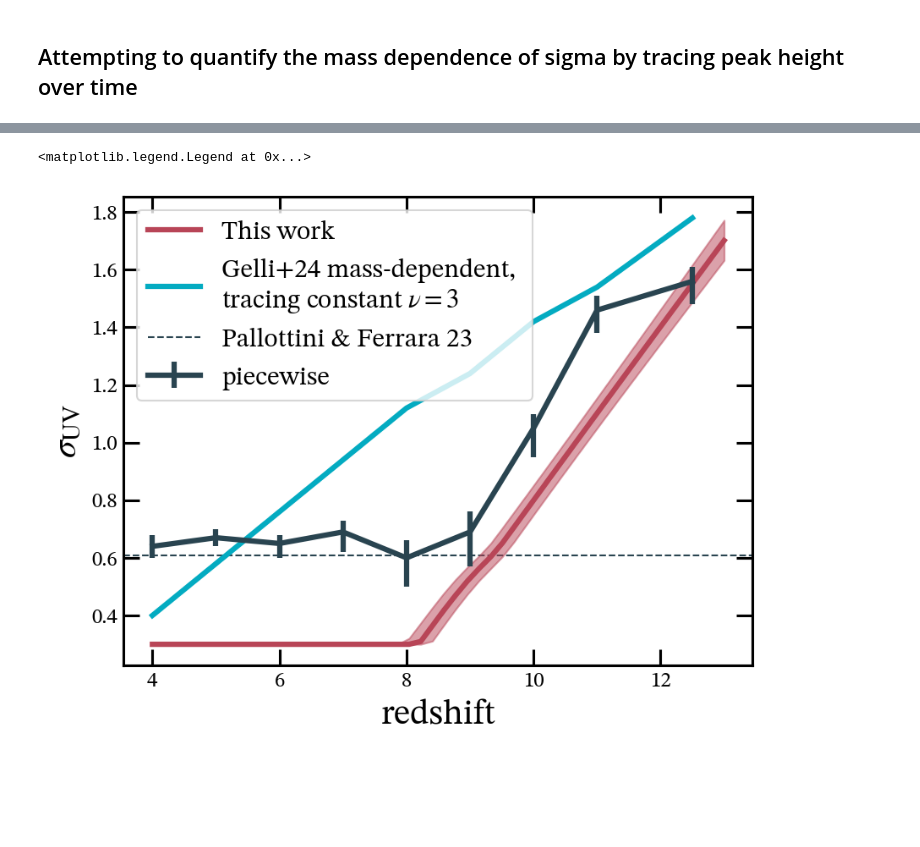
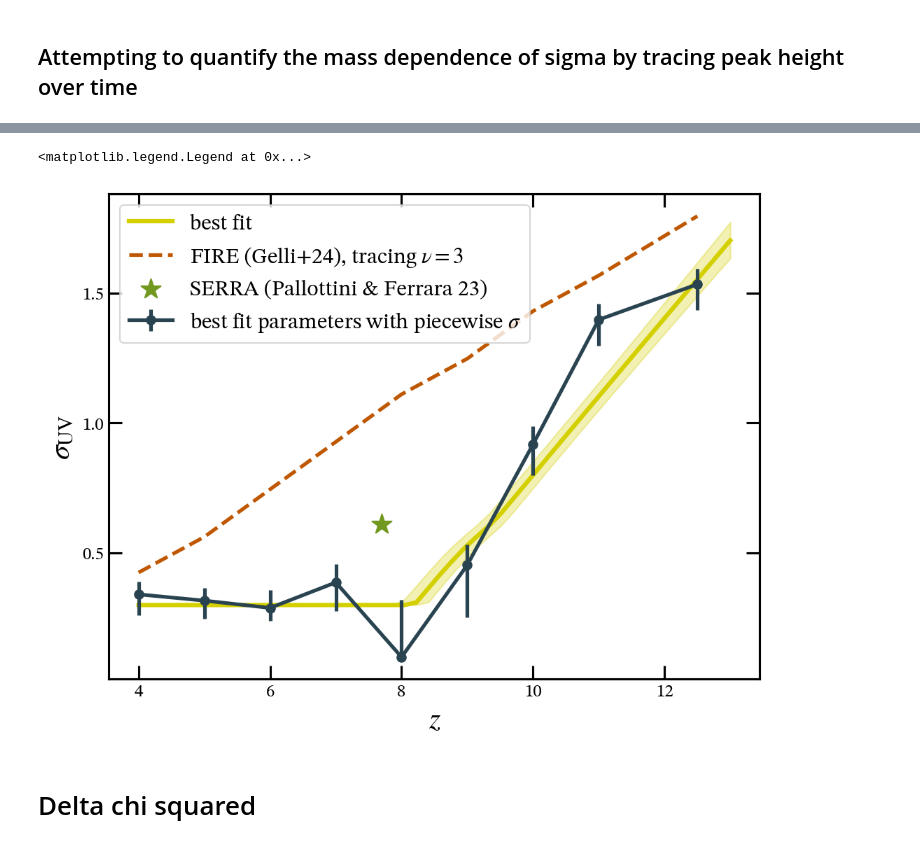
Before and after one commit to ebregou/modeling_stochasticity, a Jupyter notebook: notebooks/make_polished_plots/paper.ipynb, the cells around one changed output, grey strips where cells are left out. Saved outputs shown, nothing was run; the diff lists cells and outputs as text; code cells hidden in the pictures; blank space fills up the shorter version.

```diff
--- a/notebooks/make_polished_plots/paper.ipynb
+++ b/notebooks/make_polished_plots/paper.ipynb
@@ -29,0 +39,2 @@ samples, best_fit, bounds, param_labels = my_UVLF.get_fit(backend_file = backend
+# %%
+samples, best_fit, bounds, param_labels = my_UVLF.get_fit(backend_file = backend_file)
@@ -276,8 +287,9 @@ def gelli(Mh):
 # %% [markdown]
 ## Attempting to quantify the mass dependence of sigma by tracing peak height over time
 # %%
-def get_Mh_ph(peak_height, my_UVLF):
-    zs = my_UVLF.zs
+def get_Mh_ph(peak_height, my_UVLF, zs = None):
+    if zs is None:
+        zs = my_UVLF.zs
 
     HMF = my_UVLF.HMFintclass
     target_sig = my_UVLF.CosmoParams.delta_crit_ST/peak_height
@@ -291,4 +303,4 @@ def get_Mh_ph(peak_height, my_UVLF):
 
     return target_Mhs
 # %%
-trace_const_overdensity = get_Mh_ph(3, my_UVLF)
+trace_const_overdensity = get_Mh_ph(3, my_UVLF, None)
@@ -301,28 +314,37 @@ array([0.4 , 0.58, 0.76, 0.94, 1.12, 1.24, 1.42, 1.54, 1.78])
+# %%
+# # This is without dlogMc/dz:
+# sigma = [0.335, 0.38, 0.337, 0.322, 0.104, 0.129, 0.495, 1.079, 1.15]
+# sigma_plus = [0.06, 0.07, 0.06, 0.09, 0.12, 0.12, 0.07, 0.07, 0.07, ]
+# sigma_minus = [0.08, 0.195, 0.08, 0.08, 0, 0.01, 0.195, 0.11, 0.12, ]
+
+# With dlogMc/dz:
+sigma = [0.341, 0.317, 0.289, 0.387, 0.1, 0.454, 0.918, 1.397, 1.533]
+sigma_plus = [0.05, 0.05, 0.07, 0.07, 0.22, 0.08, 0.07, 0.06, 0.06]
+sigma_minus = [0.08, 0.07, 0.05, 0.11, 0, 0.2, 0.12, 0.1, 0.1]
 # %%
 fig, ax = plt.subplots()
+fig.set_size_inches(8, 6)
 
-ax.plot(zs, distributions[1], color = eplots.red, ls = '-', label = 'This work')
-ax.fill_between(zs, distributions[0], distributions[2], color = eplots.red, alpha = 0.5)
+ax.plot(zs, distributions[1], color = eplots.yellow, ls = '-', label = 'best fit')
+ax.fill_between(zs, distributions[0], distributions[2], color = eplots.yellow, alpha = 0.3)
+ax.errorbar(my_UVLF.zs, sigma, color = eplots.navy, yerr = yerr, ecolor = eplots.navy,
+            label = r'best fit parameters with piecewise $\sigma$', markeredgecolor = eplots.navy, markersize = 6, fmt = 'o-', lw = 2.5)
 
 
-ax.plot(my_UVLF.zs, gelli_const_overdensity, color = eplots.turquoise, label = r'Gelli+24 mass-dependent, ' + '\n' + r'tracing constant $\nu = 3$')
+ax.plot(my_UVLF.zs, gelli_const_overdensity, color = eplots.orange, ls = 'dashed', lw = 2.5, label = r'FIRE (Gelli+24), tracing $\nu = 3$' )
 
-lowers = np.array([0.04, 0.03, 0.05, 0.07, 0.1, 0.12, 0.1, 0.08, 0.08])
-uppers = np.array([0.04, 0.03, 0.03, 0.04, 0.06, 0.07, 0.05, 0.05, 0.05])
+yerr = np.vstack((sigma_minus, sigma_plus))
 
-yerr = np.vstack((lowers, uppers))
+ax.scatter(7.7, 0.61, color = eplots.green, marker = '*', s = 200, label = 'SERRA (Pallottini & Ferrara 23)')
 
-piecewise = [0.51, -0.02, 11.74, -0.04, -1.33, -0.12, [0.64, 0.67, 0.65, 0.69, 0.6, 0.69, 1.05, 1.46, 1.56], 0, 0, 0.3]
-ax.errorbar(my_UVLF.zs, piecewise[-4], color = eplots.navy, yerr = yerr, ecolor = eplots.navy,
-            label = 'piecewise', markeredgecolor = eplots.navy, markersize = 7, fmt = '-')
-ax.axhline(0.61, color = eplots.navy, ls = 'dashed', lw = 1, zorder = 0, label = 'Pallottini & Ferrara 23')
-
-ax.set_xlabel('redshift')
+ax.set_xlabel(r'$z$')
 ax.set_ylabel(r'$\sigma_{\rm{UV}}$')
 
 ax.legend()
 # %% [output]
 <matplotlib.legend.Legend at 0x...>
-[figure, old version]
+[figure, new version]
 # %%
 fig.savefig('/Users/eb35267/Desktop/figures/paper/sigma(z).png', dpi = 300)
+# %% [markdown]
+# Delta chi squared
```
Also changed, not shown: parts of 43 cells of this notebook, 2 other files.
